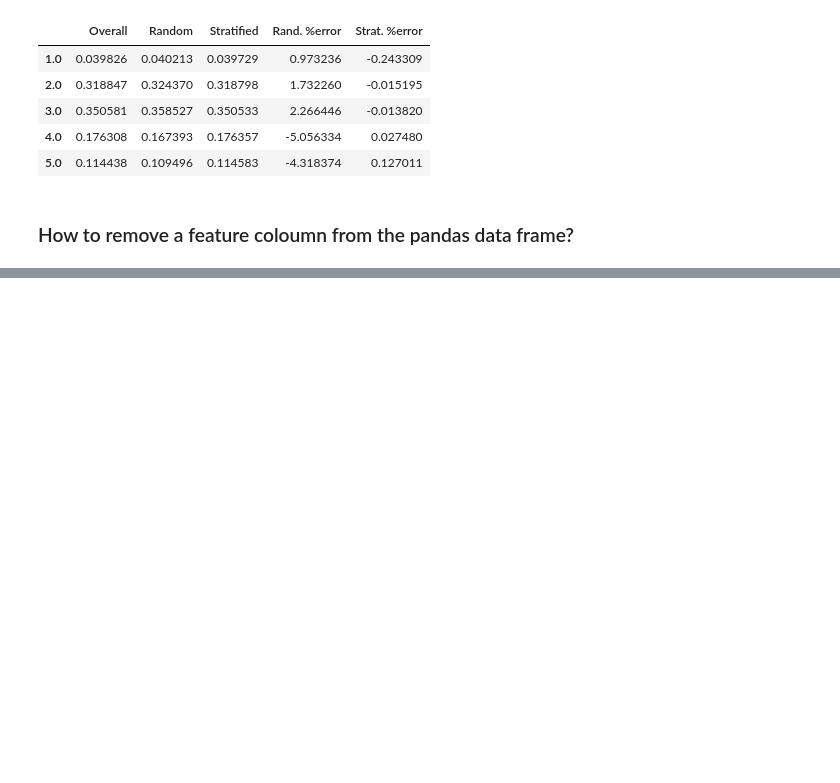
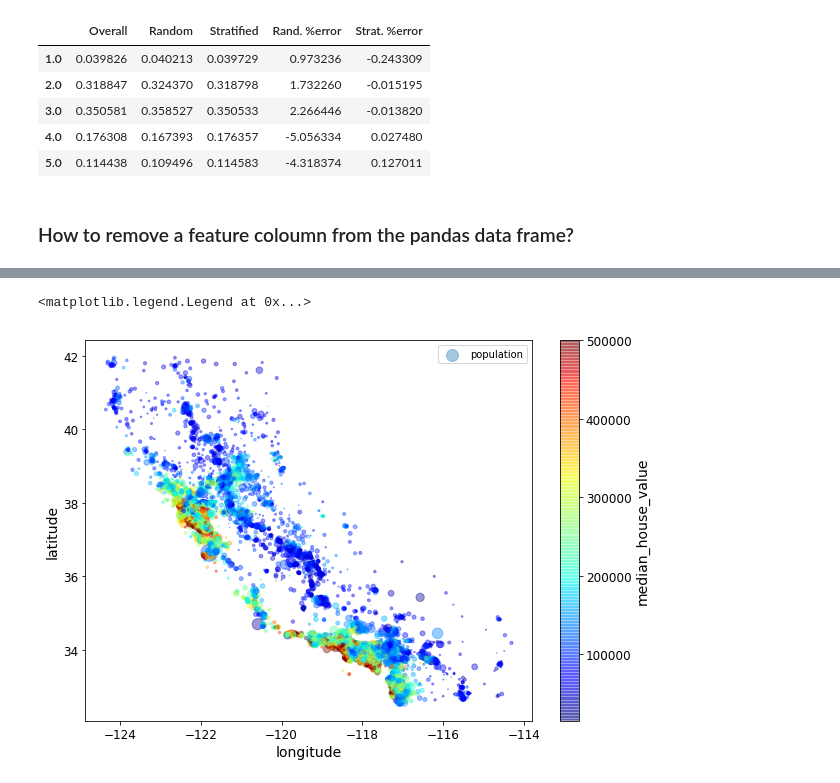
Before and after one commit to harshseth/ml-core, a Jupyter notebook: Housing.ipynb, the cells around one changed output, grey strips where cells are left out. Saved outputs shown, nothing was run; the diff lists cells and outputs as text; code cells hidden in the pictures; blank space fills up the shorter version.

```diff
--- a/Housing.ipynb
+++ b/Housing.ipynb
@@ -288,0 +311,16 @@ strat_train_set.describe()
+# %%
+# To look at the housing prices, we also include other attributes of the dataset
+# We use population to represent the redius of the circle
+# Color represent the prices, i.e blue is lower values and red is higher
+
+housing.plot(kind="scatter", x="longitude", y="latitude", alpha=0.4,
+    s=housing["population"]/100, label="population", figsize=(10,7),
+    c="median_house_value", cmap=plt.get_cmap("jet"), colorbar=True,
+    sharex=False)
+plt.legend()
+
+#We can see from the map below that housing prices are closely related to either the location or population
+# We can then use a clustering alogrithm to identify important clusters and use them as features
+# %% [output]
+<matplotlib.legend.Legend at 0x...>
+[figure, added]
```
Also changed, not shown: parts of 7 cells of this notebook.
